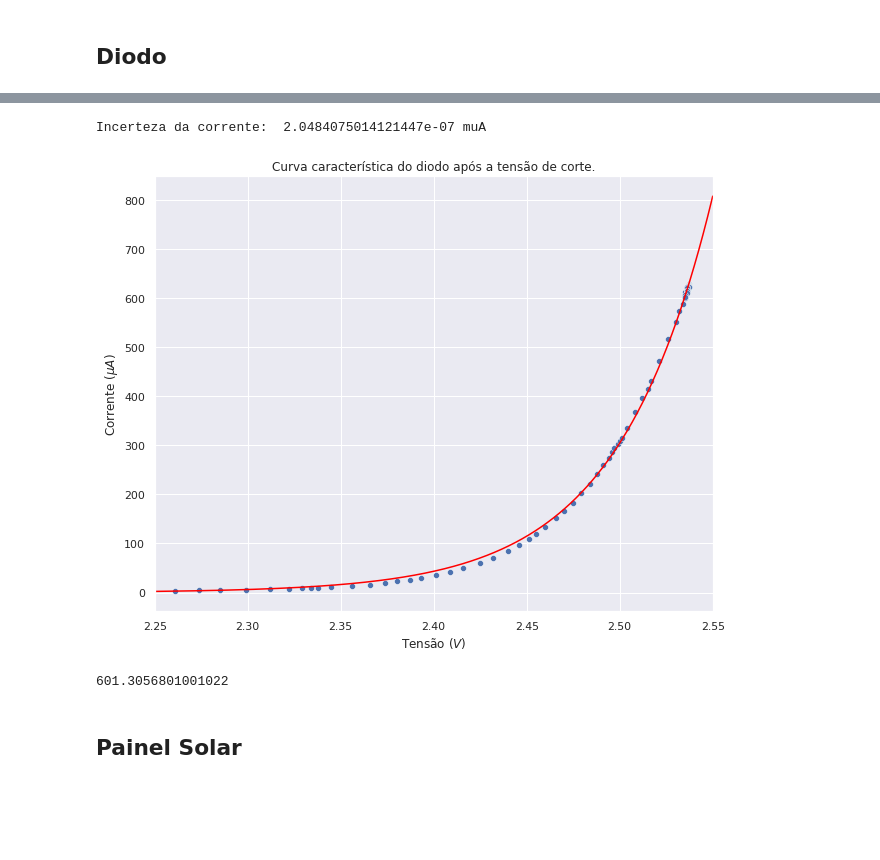
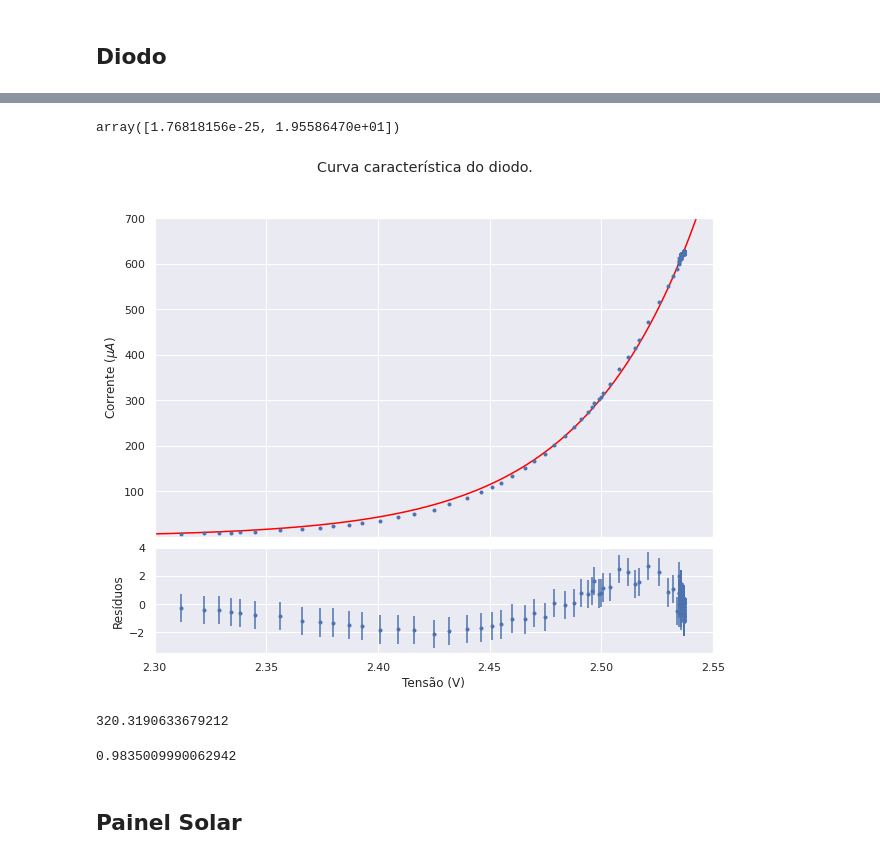
Before and after one commit to ivfreire/lab_3, a Jupyter notebook: Experimento 1/Atividade 3/análise.ipynb, the cells around one changed output, grey strips where cells are left out. Cells and saved outputs as stored; diff of their text form; code cells hidden in the pictures; blank space fills up the shorter version.

```diff
--- a/Experimento 1/Atividade 3/análise.ipynb
+++ b/Experimento 1/Atividade 3/análise.ipynb
@@ -42,3 +36,5 @@ plt.show()
+# %%
+df_fit = df_diodo.loc[(df_diodo['Tensao B'] > 2.30) & (df_diodo['Tensao B'] < 2.55)]
 # %%
 popt, pcov = curve_fit(
 	lambda x, I, b: I * (np.exp(b * x) - 1),
@@ -49,15 +45 @@ popt, pcov = curve_fit(
 )
-# %%
-plt.title('Curva característica do diodo.')
-sns.scatterplot(x=df_diodo['Tensao B'], y=df_diodo['Corrente'] * 1E6)
-
-popt = [1.94410442e-45, 3.86400003e+01]
-
-x = np.linspace(0, 2.6, 1000)
-sns.lineplot(x=x, y=(popt[0] * (np.exp(popt[1] * x) - 1))*1E6, color='red')
-
-plt.xlabel('Tensão ($V$)')
-plt.ylabel('Corrente ($\mu A$)')
-plt.xlim(0, 2.7)
-plt.ylim(1E-1, 1E3)
-plt.show()
@@ -119,25 +46,49 @@ plt.show()
-# %%
-print(f'Incerteza da corrente:\t{sigma_y.std()} muA')
-# %% [output]
-Incerteza da corrente:  2.0484075014121447e-07 muA
-# %%
-plt.title('Curva característica do diodo após a tensão de corte.')
-
-sns.scatterplot(x=df_diodo['Tensao B'][200:], y=df_diodo['Corrente'][200:]*1E6)
-
-x = np.linspace(2.25, 2.55, 1000)
-sns.lineplot(x=x, y=exponential(x, fits[0][0][0], fits[0][0][1])*1E6, color='red')
-
-plt.xlabel('Tensão ($V$)')
-plt.ylabel('Corrente ($\mu A$)')
-plt.xlim(2.25, 2.55)
-plt.show()
-# %% [output]
-[figure, removed]
+# %%
+popt
+# %% [output]
+array([1.76818156e-25, 1.95586470e+01])
+# %%
+fig, axs = plt.subplots(2, sharex=True, gridspec_kw={ 'height_ratios': (3,1), 'hspace': 0.05 })
+plt.suptitle('Curva característica do diodo.')
+
+
+axs[0].errorbar(
+	x=df_fit['Tensao B'],
+	y=df_fit['Corrente'] * 1E6,
+	xerr=df_fit['sTensao B'],
+	yerr=df_fit['sCorrente'],
+	fmt=' ', marker='.'
+)
+
+x = np.linspace(0, 2.6, 1000)
+sns.lineplot(x=x, y=(popt[0] * (np.exp(popt[1] * x) - 1))*1E6, color='red', ax=axs[0])
+
+axs[1].errorbar(
+	x=df_fit['Tensao B'],
+	y=(df_fit['Corrente'] - popt[0]*(np.exp(popt[1]*df_fit['Tensao B']) - 1))  / df_fit['sCorrente'],
+	xerr=df_fit['sTensao B'],
+	yerr=1,
+	fmt=' ', marker='.'
+)
+
+axs[0].set_ylabel('Corrente ($\mu A$)')
+axs[0].set_xlim(2.30, 2.55)
+axs[0].set_ylim(1E-1, 0.7E3)
+
+axs[1].set_ylabel('Resíduos')
+axs[1].set_xlabel('Tensão (V)')
+
+plt.show()
+# %% [output]
+[figure, added]
+# %%
+e/(k*popt[1]) - 273
+# %% [output]
+320.3190633679212
 # %%
-np.sum( ( df_diodo['Corrente'][250:] - np.exp(fits[0][0][0]*(df_diodo['Tensao B'][250:]-fits[0][0][1])) )**2 / (sigma_y.std())**2 ) / (df_diodo[250:].shape[0] - 2)
+np.sum( ( df_fit['Corrente'] - popt[0]*(np.exp(popt[1]*df_fit['Tensao B'])-1) )**2/ (df_fit['sCorrente'])**2 ) / df_fit.shape[0]
 # %% [output]
-601.3056801001022
+0.9835009990062942
 # %% [markdown]
 ## Painel Solar
 # %%
```
Also changed, not shown: parts of 18 cells of this notebook.
